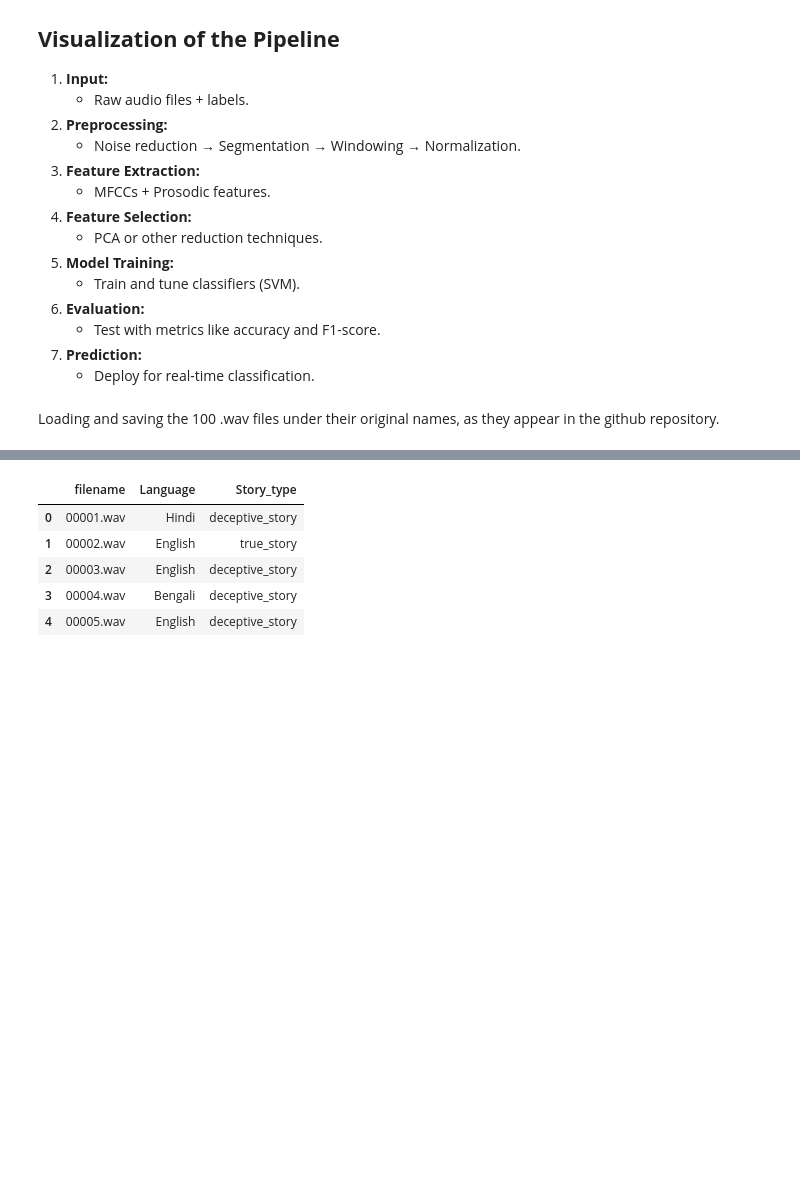
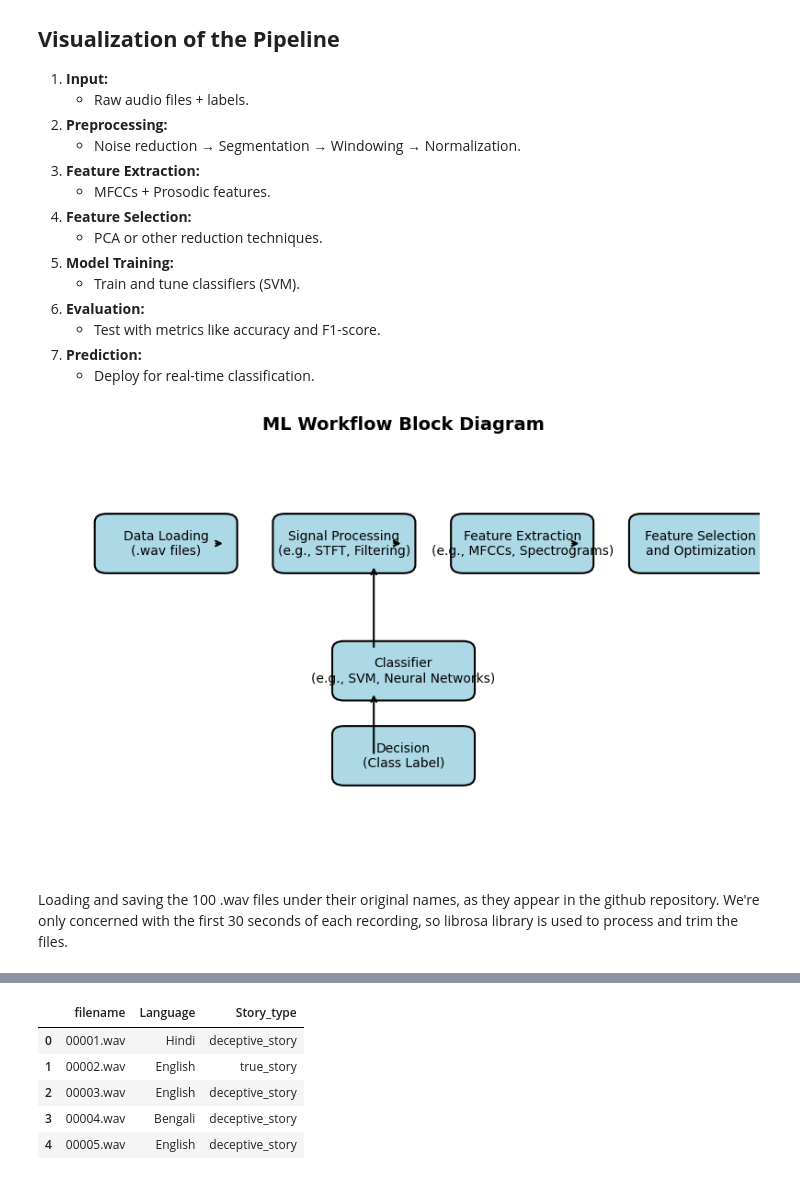
Before and after one commit to alenabd24/Lie-Detection-Using-Speech-Processing, a Jupyter notebook: ECS7020P_miniproject_2425.ipynb, the cells around one changed output, grey strips where cells are left out. Drawn from its saved outputs; the diff is of its cells as text; code cells hidden in the pictures; blank space fills up the shorter version.

Commit message:
First working model - 50% Accuracy

```diff
--- a/ECS7020P_miniproject_2425.ipynb
+++ b/ECS7020P_miniproject_2425.ipynb
@@ -243,5 +243,43 @@ Describe the ML prediction pipelines that you will explore. Clearly identify the
    - Test with metrics like accuracy and F1-score.
 7. **Prediction:**
    - Deploy for real-time classification.
+# %%
+import matplotlib.pyplot as plt
+from matplotlib.patches import FancyBboxPatch
+
+# Helper function to draw a block
+def draw_block(ax, x, y, text, width=2, height=1, fontsize=10):
+    box = FancyBboxPatch((x, y), width, height, boxstyle="round,pad=0.2", ec="black", fc="lightblue", lw=1.5)
+    ax.add_patch(box)
+    ax.text(x + width / 2, y + height / 2, text, ha="center", va="center", fontsize=fontsize, wrap=True)
+
+# Initialize plot
+fig, ax = plt.subplots(figsize=(10, 6))
+ax.set_xlim(0, 12)
+ax.set_ylim(0, 10)
+ax.axis("off")
+
+# Draw workflow blocks
+draw_block(ax, 1, 7, "Data Loading\n(.wav files)")
+draw_block(ax, 4, 7, "Signal Processing\n(e.g., STFT, Filtering)")
+draw_block(ax, 7, 7, "Feature Extraction\n(e.g., MFCCs, Spectrograms)")
+draw_block(ax, 10, 7, "Feature Selection\nand Optimization")
+
+draw_block(ax, 5, 4, "Classifier\n(e.g., SVM, Neural Networks)")
+draw_block(ax, 5, 2, "Decision\n(Class Label)")
+
+# Draw arrows
+arrowprops = dict(arrowstyle="->", color="black", lw=1.5)
+ax.annotate("", xy=(3, 7.5), xytext=(2.8, 7.5), arrowprops=arrowprops)  # Data to Signal Processing
+ax.annotate("", xy=(6, 7.5), xytext=(5.8, 7.5), arrowprops=arrowprops)  # Signal to Feature Extraction
+ax.annotate("", xy=(9, 7.5), xytext=(8.8, 7.5), arrowprops=arrowprops)  # Feature Extraction to Selection
+ax.annotate("", xy=(5.5, 7), xytext=(5.5, 5), arrowprops=arrowprops)  # Feature Selection to Classifier
+ax.annotate("", xy=(5.5, 4), xytext=(5.5, 2.5), arrowprops=arrowprops)  # Classifier to Decision
+
+# Show diagram
+plt.title("ML Workflow Block Diagram", fontsize=14, weight='bold')
+plt.show()
+# %% [output]
+[figure, added]
 # %% [markdown]
-Loading and saving the 100 .wav files under their original names, as they appear in the github repository.
+Loading and saving the 100 .wav files under their original names, as they appear in the github repository. We're only concerned with the first 30 seconds of each recording, so librosa library is used to process and trim the files.
```
Also changed, not shown: parts of 62 cells of this notebook.
